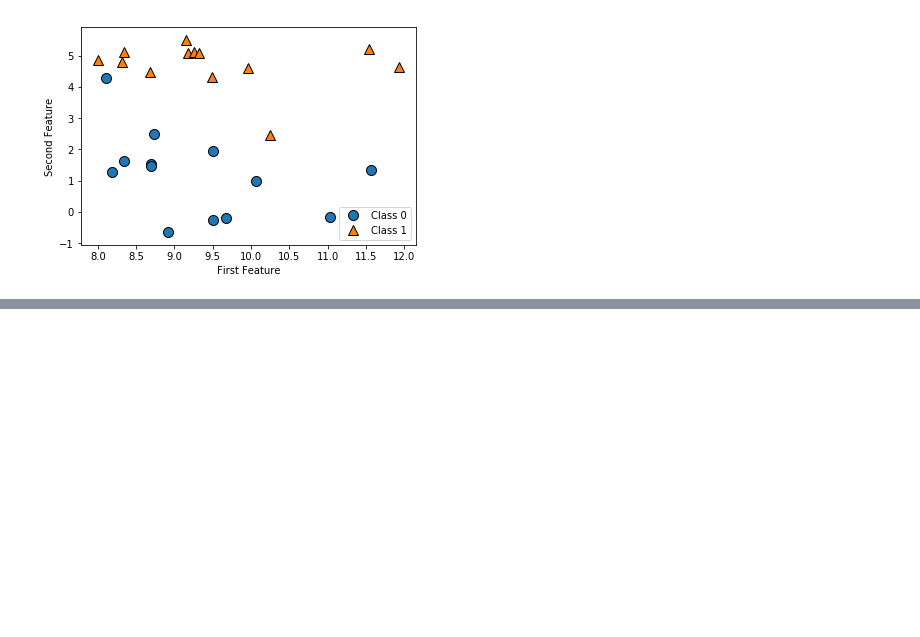
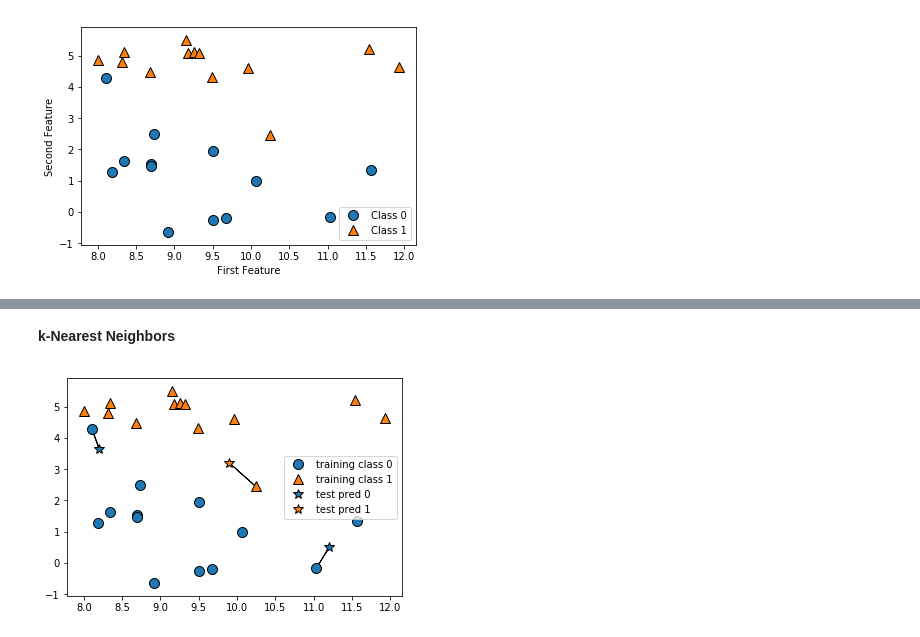
Before and after one commit to rodolfogarzon/MachineLearningWithPython, a Jupyter notebook: Chapter2/Supervised_Learning.ipynb, the cells around one changed output, grey strips where cells are left out. Cells and saved outputs as stored; diff of their text form; code cells hidden in the pictures; blank space fills up the shorter version.

```diff
--- a/Chapter2/Supervised_Learning.ipynb
+++ b/Chapter2/Supervised_Learning.ipynb
@@ -42,0 +135,7 @@ y.shape: (26,)
+# %% [markdown]
+
+**k-Nearest Neighbors**
+# %%
+mglearn.plots.plot_knn_classification(n_neighbors=1)
+# %% [output]
+[figure, added]
```
Also changed, not shown: parts of 25 cells of this notebook.
